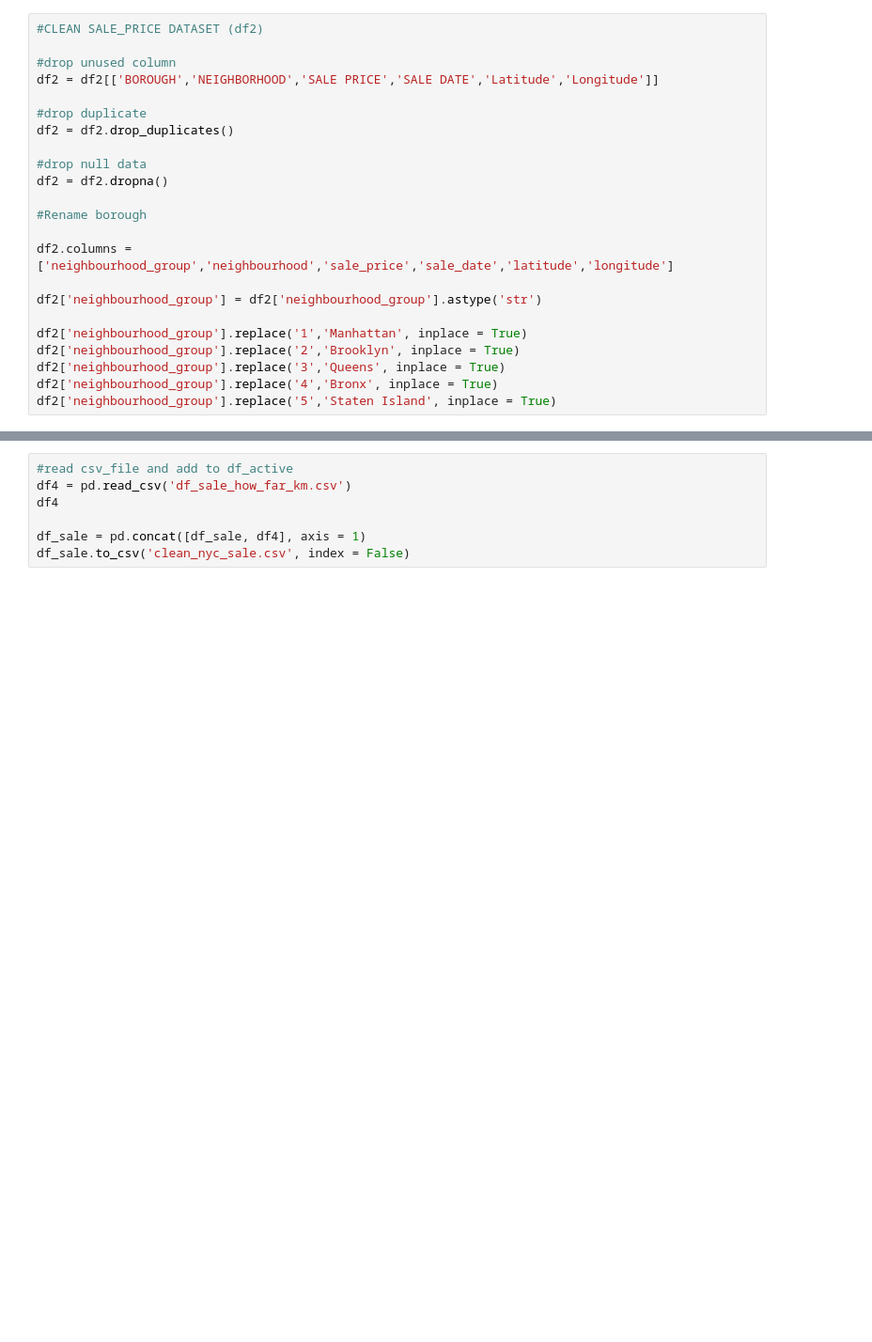
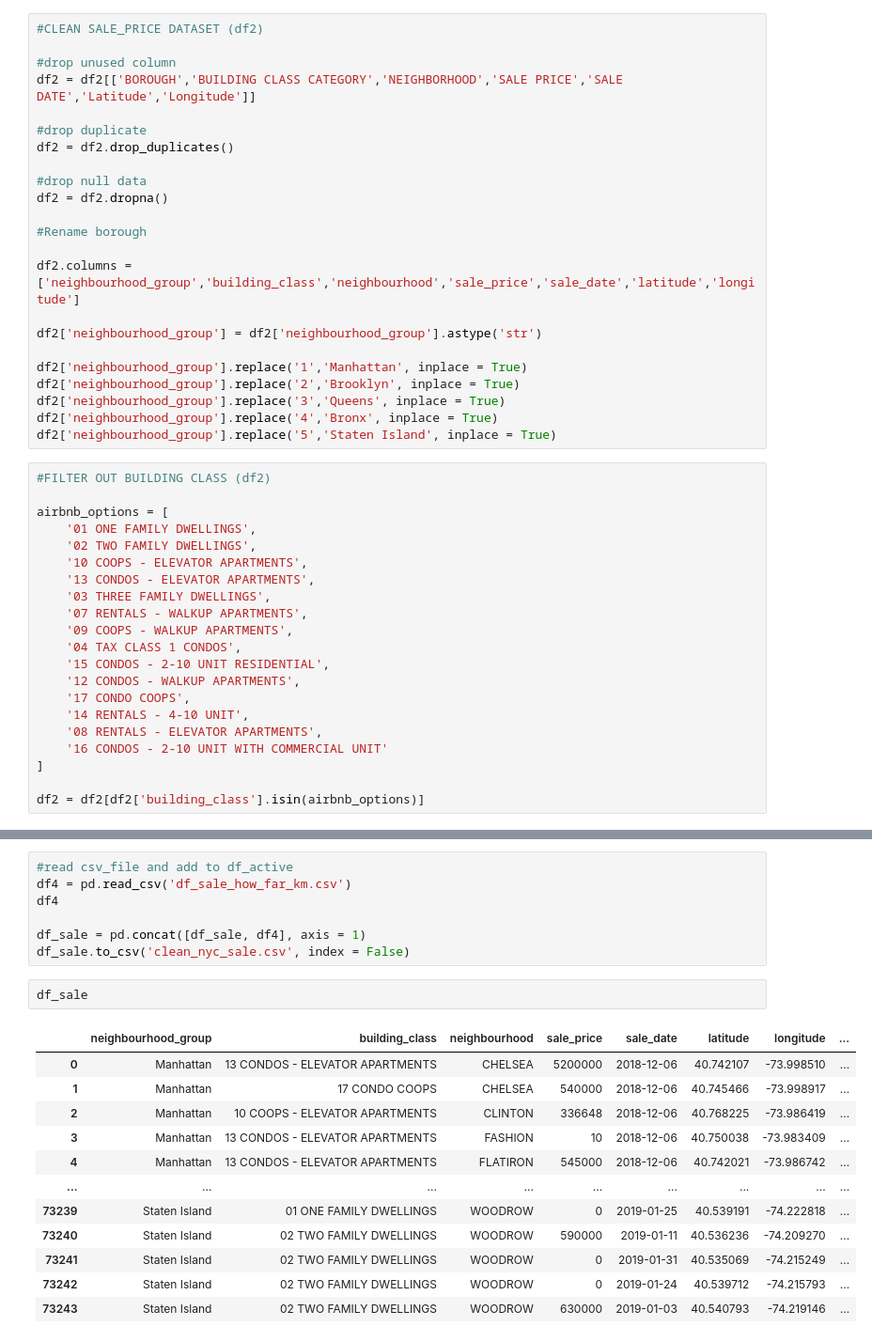
Before and after one commit to talonsg/coderschool_week3_data_visualisation, a Jupyter notebook: NYC_airbnb_clean_data.ipynb, the cells around one changed output, grey strips where cells are left out. Shown: that part at 94% size. Drawn from its saved outputs; the diff is of its cells as text; blank space fills up the shorter version.

```diff
--- a/NYC_airbnb_clean_data.ipynb
+++ b/NYC_airbnb_clean_data.ipynb
@@ -144,7 +144,7 @@ df_active.to_csv('clean_nyc_airbnb.csv', index=False)
 #CLEAN SALE_PRICE DATASET (df2)
 
 #drop unused column
-df2 = df2[['BOROUGH','NEIGHBORHOOD','SALE PRICE','SALE DATE','Latitude','Longitude']]
+df2 = df2[['BOROUGH','BUILDING CLASS CATEGORY','NEIGHBORHOOD','SALE PRICE','SALE DATE','Latitude','Longitude']]
 
 #drop duplicate
 df2 = df2.drop_duplicates()
@@ -154,7 +154,7 @@ df2 = df2.dropna()
 
 #Rename borough
 
-df2.columns = ['neighbourhood_group','neighbourhood','sale_price','sale_date','latitude','longitude']
+df2.columns = ['neighbourhood_group','building_class','neighbourhood','sale_price','sale_date','latitude','longitude']
 
 df2['neighbourhood_group'] = df2['neighbourhood_group'].astype('str')
 
@@ -163,3 +163,24 @@ df2['neighbourhood_group'].replace('2','Brooklyn', inplace = True)
 df2['neighbourhood_group'].replace('3','Queens', inplace = True)
 df2['neighbourhood_group'].replace('4','Bronx', inplace = True)
 df2['neighbourhood_group'].replace('5','Staten Island', inplace = True)
+# %%
+#FILTER OUT BUILDING CLASS (df2)
+
+airbnb_options = [
+    '01 ONE FAMILY DWELLINGS',
+    '02 TWO FAMILY DWELLINGS',
+    '10 COOPS - ELEVATOR APARTMENTS',
+    '13 CONDOS - ELEVATOR APARTMENTS',
+    '03 THREE FAMILY DWELLINGS',
+    '07 RENTALS - WALKUP APARTMENTS',
+    '09 COOPS - WALKUP APARTMENTS',
+    '04 TAX CLASS 1 CONDOS',
+    '15 CONDOS - 2-10 UNIT RESIDENTIAL',
+    '12 CONDOS - WALKUP APARTMENTS',
+    '17 CONDO COOPS',
+    '14 RENTALS - 4-10 UNIT',
+    '08 RENTALS - ELEVATOR APARTMENTS',
+    '16 CONDOS - 2-10 UNIT WITH COMMERCIAL UNIT'
+]
+
+df2 = df2[df2['building_class'].isin(airbnb_options)]
@@ -212,3 +253,18 @@ df4
 
 df_sale = pd.concat([df_sale, df4], axis = 1)
 df_sale.to_csv('clean_nyc_sale.csv', index = False)
+# %%
+df_sale
+# %% [output]
+|  | neighbourhood_group | building_class | neighbourhood | sale_price | sale_date | latitude | longitude | ... |
+| 0 | Manhattan | 13 CONDOS - ELEVATOR APARTMENTS | CHELSEA | 5200000 | 2018-12-06 | 40.742107 | -73.998510 | ... |
+| 1 | Manhattan | 17 CONDO COOPS | CHELSEA | 540000 | 2018-12-06 | 40.745466 | -73.998917 | ... |
+| 2 | Manhattan | 10 COOPS - ELEVATOR APARTMENTS | CLINTON | 336648 | 2018-12-06 | 40.768225 | -73.986419 | ... |
+| 3 | Manhattan | 13 CONDOS - ELEVATOR APARTMENTS | FASHION | 10 | 2018-12-06 | 40.750038 | -73.983409 | ... |
+| 4 | Manhattan | 13 CONDOS - ELEVATOR APARTMENTS | FLATIRON | 545000 | 2018-12-06 | 40.742021 | -73.986742 | ... |
+| ... | ... | ... | ... | ... | ... | ... | ... | ... |
+| 73239 | Staten Island | 01 ONE FAMILY DWELLINGS | WOODROW | 0 | 2019-01-25 | 40.539191 | -74.222818 | ... |
+| 73240 | Staten Island | 02 TWO FAMILY DWELLINGS | WOODROW | 590000 | 2019-01-11 | 40.536236 | -74.209270 | ... |
+| 73241 | Staten Island | 02 TWO FAMILY DWELLINGS | WOODROW | 0 | 2019-01-31 | 40.535069 | -74.215249 | ... |
+| 73242 | Staten Island | 02 TWO FAMILY DWELLINGS | WOODROW | 0 | 2019-01-24 | 40.539712 | -74.215793 | ... |
+| 73243 | Staten Island | 02 TWO FAMILY DWELLINGS | WOODROW | 630000 | 2019-01-03 | 40.540793 | -74.219146 | ... |
```
Also changed, not shown: parts of 5 cells of this notebook, 4 other files.
